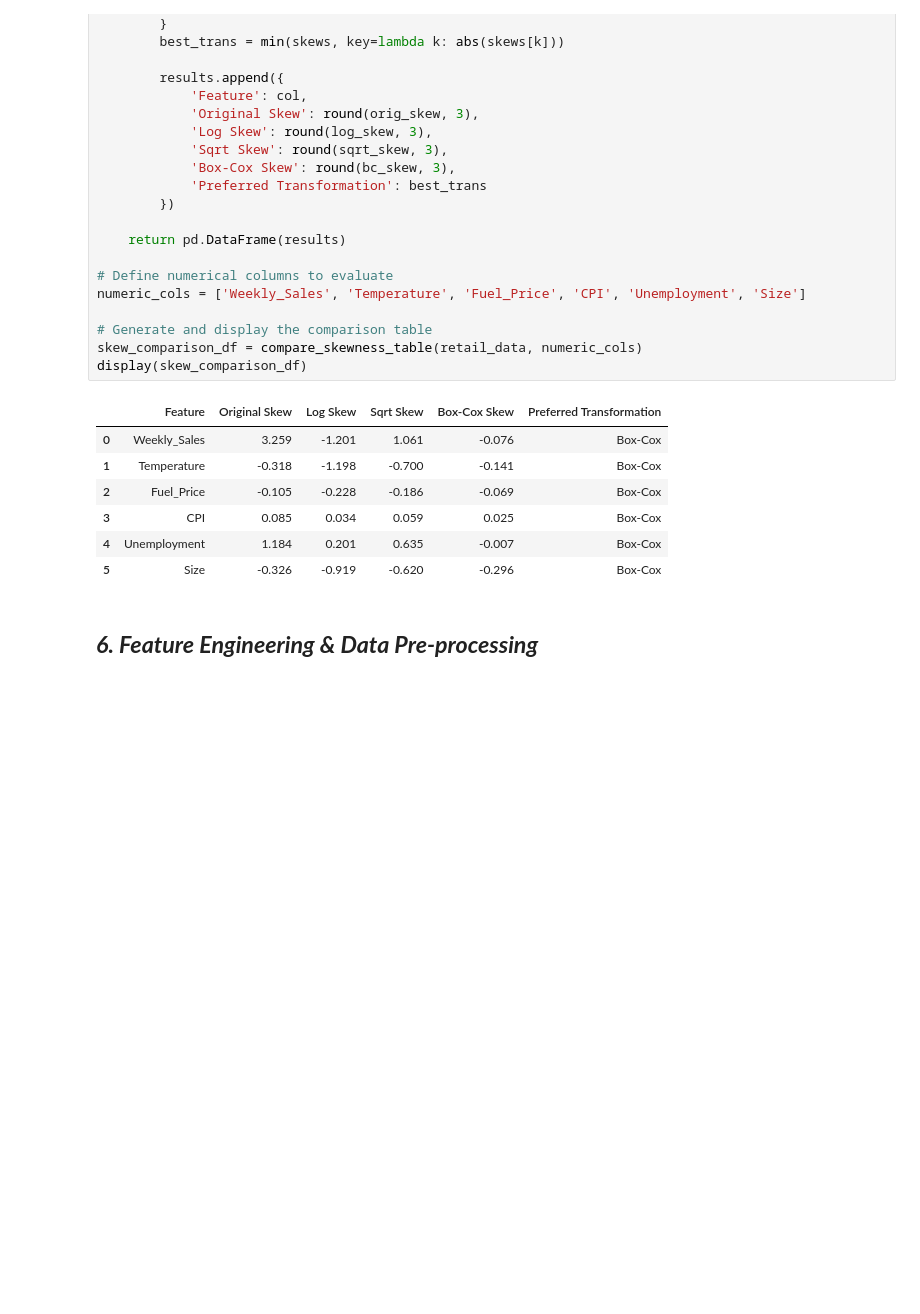
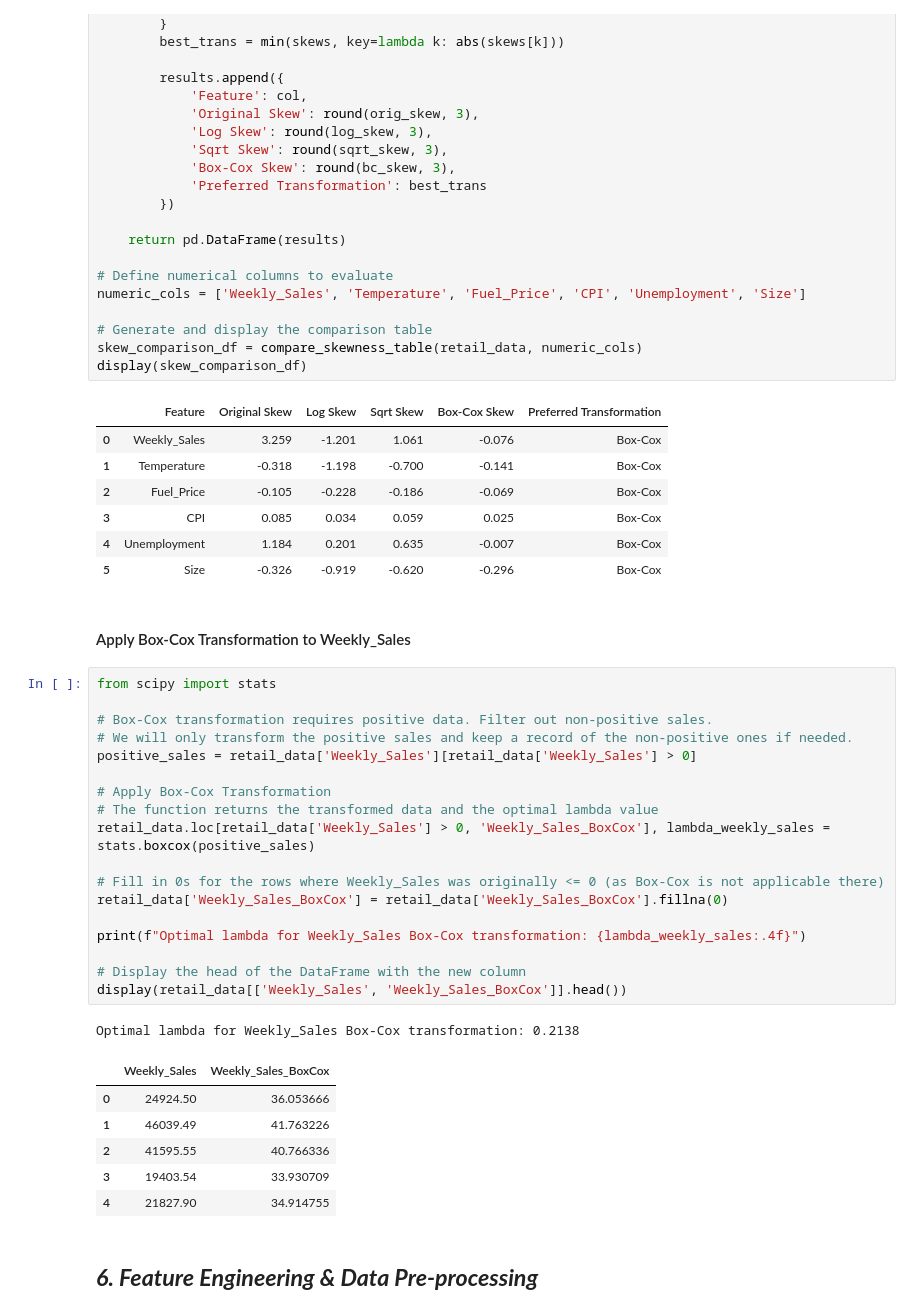
Before and after one commit to amol004/Integrated-Retail-Analytics-for-Store-Optimization-Advanced-Machine-Learning, a Jupyter notebook: Integrated_Retail_Analytics_for_Store_Optimization.ipynb, the cells around one changed output. Saved outputs shown, nothing was run; the diff lists cells and outputs as text; blank space fills up the shorter version.

```diff
--- a/Integrated_Retail_Analytics_for_Store_Optimization.ipynb
+++ b/Integrated_Retail_Analytics_for_Store_Optimization.ipynb
@@ -1089,6 +1089,34 @@ display(skew_comparison_df)
 | 3 | CPI | 0.085 | 0.034 | 0.059 | 0.025 | Box-Cox |
 | 4 | Unemployment | 1.184 | 0.201 | 0.635 | -0.007 | Box-Cox |
 | 5 | Size | -0.326 | -0.919 | -0.620 | -0.296 | Box-Cox |
+# %% [markdown]
+#### Apply Box-Cox Transformation to Weekly_Sales
+# %%
+from scipy import stats
+
+# Box-Cox transformation requires positive data. Filter out non-positive sales.
+# We will only transform the positive sales and keep a record of the non-positive ones if needed.
+positive_sales = retail_data['Weekly_Sales'][retail_data['Weekly_Sales'] > 0]
+
+# Apply Box-Cox Transformation
+# The function returns the transformed data and the optimal lambda value
+retail_data.loc[retail_data['Weekly_Sales'] > 0, 'Weekly_Sales_BoxCox'], lambda_weekly_sales = stats.boxcox(positive_sales)
+
+# Fill in 0s for the rows where Weekly_Sales was originally <= 0 (as Box-Cox is not applicable there)
+retail_data['Weekly_Sales_BoxCox'] = retail_data['Weekly_Sales_BoxCox'].fillna(0)
+
+print(f"Optimal lambda for Weekly_Sales Box-Cox transformation: {lambda_weekly_sales:.4f}")
+
+# Display the head of the DataFrame with the new column
+display(retail_data[['Weekly_Sales', 'Weekly_Sales_BoxCox']].head())
+# %% [output]
+Optimal lambda for Weekly_Sales Box-Cox transformation: 0.2138
+|  | Weekly_Sales | Weekly_Sales_BoxCox |
+| 0 | 24924.50 | 36.053666 |
+| 1 | 46039.49 | 41.763226 |
+| 2 | 41595.55 | 40.766336 |
+| 3 | 19403.54 | 33.930709 |
+| 4 | 21827.90 | 34.914755 |
 # %% [markdown]
 ## ***6. Feature Engineering & Data Pre-processing***
 # %% [markdown]
```
